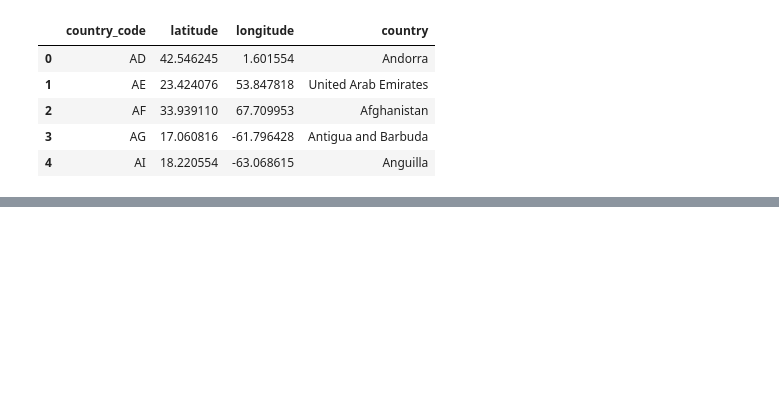
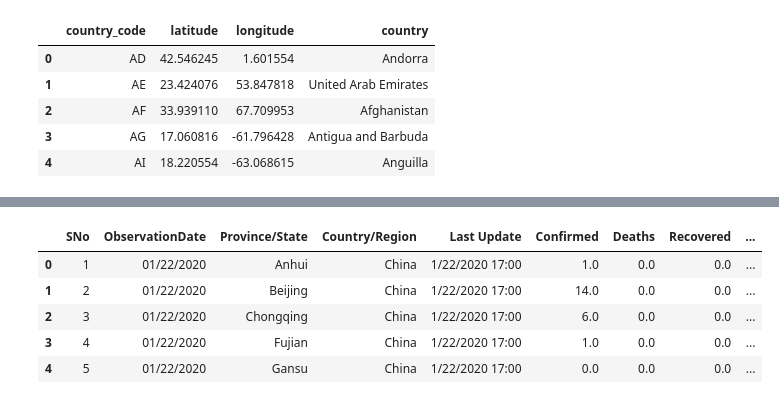
Before and after one commit to newb-dev-1008/GetBoarded_Latitude, a Jupyter notebook: GetBoarded_CoVID_across_Latitudes.ipynb, the cells around one changed output, grey strips where cells are left out. Drawn from its saved outputs; the diff is of its cells as text; code cells hidden in the pictures; blank space fills up the shorter version.

```diff
--- a/GetBoarded_CoVID_across_Latitudes.ipynb
+++ b/GetBoarded_CoVID_across_Latitudes.ipynb
@@ -200,26 +197,3 @@ array(['Others', 'Saint Barthelemy', 'Palestine', 'St. Martin',
 # %% [markdown]
 ## **Enter code to replace the Country/ Region column with the latitude and longitude columns**
 Also, drop unnecessary columns
-# %%
-#Replace the Country/ Region column with the latitude and longitude columns
-
-X_covid = corrected_covid_data
-latitude_cols = []
-for i in X_covid['Country/Region']:
-  latitude =
-
-
-
-latitude_col = []
-for i in corrected_covid_data['Country/Region']:
-  latitude = latitudes_countries[i]['latitude']
-  latitude_col.append(latitude)
-X_covid['Latitude'] = np.array(latitude_col)
-'''
-longitude_col = []
-for i in corrected_covid_data['Country/Region']:
-  longitude = latitudes_countries.loc[[i],['longitude']]
-  longitude_col.append(longitude)
-X_covid['Longitude'] = np.array(latitude_col)'''
-
-X_covid.head()
@@ -236,4 +208,4 @@ latitudes_countries.head()
 | 4 | AI | 18.220554 | -63.068615 | Anguilla |
 # %%
 req_lat_long = latitudes_countries.loc[:,['country','latitude', 'longitude']]
-req_lat_long.set_index('country')
+req_lat_long = req_lat_long.set_index('country')
@@ -260,0 +222,24 @@ KeyError: ignored
+# %%
+latitude_cols = []
+longitude_cols = []
+
+for i in corrected_covid_data['Country/Region']:
+  latitude = req_lat_long.loc[i, 'latitude']
+  longitude = req_lat_long.loc[i, 'longitude']
+  latitude_cols.append(latitude)
+  longitude_cols.append(longitude)
+
+latitude_cols = np.array(latitude_cols)
+longitude_cols = np.array(longitude_cols)
+# %%
+corrected_covid_data['Latitude'] = latitude_cols
+corrected_covid_data['Longitude'] = longitude_cols
+# %%
+corrected_covid_data.head()       #Obtained latitude and longitude for all countries within the dataframe
+# %% [output]
+|  | SNo | ObservationDate | Province/State | Country/Region | Last Update | Confirmed | Deaths | Recovered | ... |
+| 0 | 1 | 01/22/2020 | Anhui | China | 1/22/2020 17:00 | 1.0 | 0.0 | 0.0 | ... |
+| 1 | 2 | 01/22/2020 | Beijing | China | 1/22/2020 17:00 | 14.0 | 0.0 | 0.0 | ... |
+| 2 | 3 | 01/22/2020 | Chongqing | China | 1/22/2020 17:00 | 6.0 | 0.0 | 0.0 | ... |
+| 3 | 4 | 01/22/2020 | Fujian | China | 1/22/2020 17:00 | 1.0 | 0.0 | 0.0 | ... |
+| 4 | 5 | 01/22/2020 | Gansu | China | 1/22/2020 17:00 | 0.0 | 0.0 | 0.0 | ... |
```
Also changed, not shown: parts of 7 cells of this notebook.
